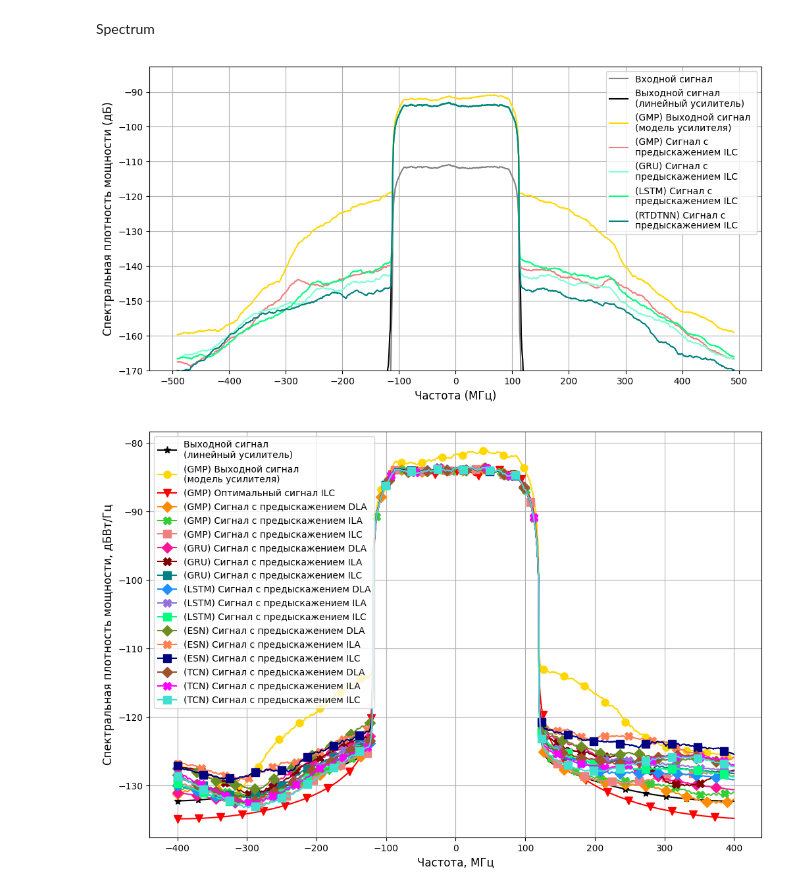
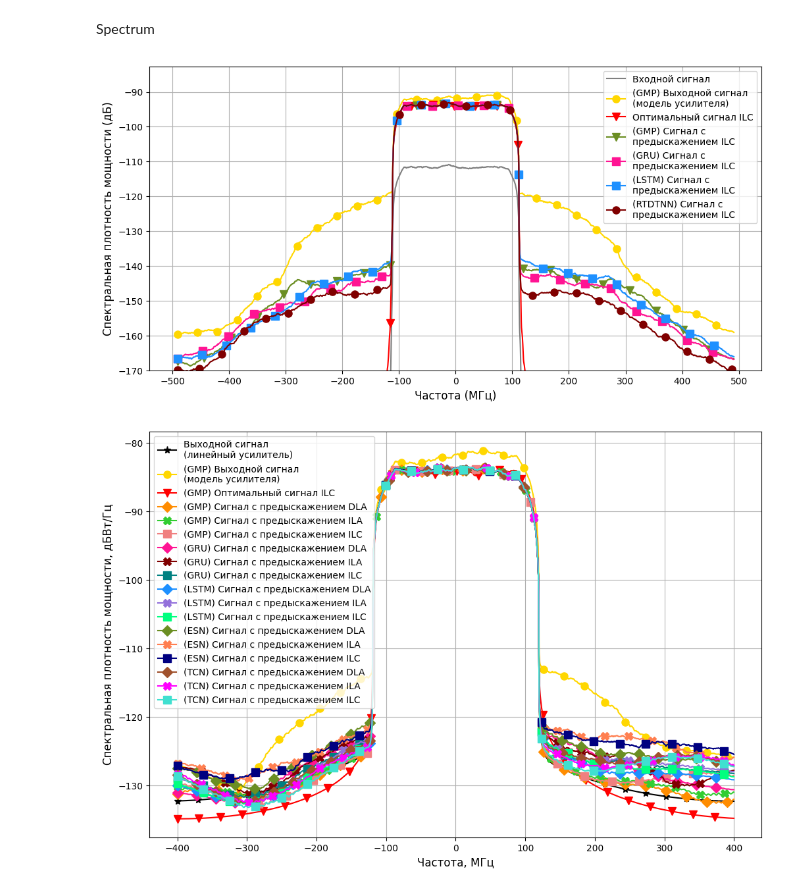
Before and after one commit to pasmornov-m/DPD_Research, a Jupyter notebook: main.ipynb, the cells around one changed output. Cells and saved outputs as stored; diff of their text form; code cells hidden in the pictures.

```diff
--- a/main.ipynb
+++ b/main.ipynb
@@ -24,7 +24,7 @@ container.get_gained_signals()
 acpr_meter = metrics.ACPR(
         sample_rate=container.input_signal_fs,
         main_measurement_bandwidth=container.bw_main_ch,
-        adjacent_channel_offset=[-container.bw_main_ch, container.bw_main_ch],
+        adjacent_channel_offset=[-container.sub_ch, container.sub_ch],
         segment_length=container.nperseg,
         overlap_percentage=60,
         window='blackmanharris',
@@ -158,7 +160,7 @@ Model weights loaded from model_params/ilc_RTDTNN_din12_dmodel20_heads4_dff12_nf
 # %% [markdown]
 GRU
 # %%
-rnn_train_props = {
+gru_train_props = {
     "hidden_size": 36,
     "num_layers": 1,
     "bidirectional": False,
@@ -168,7 +170,7 @@ rnn_train_props = {
 }
 
 gru_pipeline = SimplePipeline(container=container,
-                              train_props=rnn_train_props,
+                              train_props=gru_train_props,
                               base_model=GRU,
                               pa_model=pa_model)
 # %%
@@ -207,17 +209,17 @@ Model weights loaded from model_params/ilc_GRU_hs36_nl1_in2_out2_bi0.pt
 # %% [markdown]
 LSTM
 # %%
-rnn_train_props = {
+lstm_train_props = {
     "hidden_size": 32,
     "num_layers": 1,
     "bidirectional": False,
-    "lr": 0.01,
-    "epochs": 300,
+    "lr": 0.001,
+    "epochs": 400,
     "acpr_meter": acpr_meter
 }
 
 lstm_pipeline = SimplePipeline(container=container,
-                              train_props=rnn_train_props,
+                              train_props=lstm_train_props,
                               base_model=LSTM,
                               pa_model=pa_model)
 # %%
@@ -532,8 +521,8 @@ _, spectrum_y_val_pa = metrics.power_spectrum(y_val_pa, container.input_signal_f
 # _, spectrum_gmp_y_val_dla = metrics.power_spectrum(gmp_y_val_dla, container.input_signal_fs, container.nperseg, window_size)
 # _, spectrum_gmp_y_val_ila = metrics.power_spectrum(gmp_y_val_ila, container.input_signal_fs, container.nperseg, window_size)
 _, spectrum_gmp_y_val_ilc = metrics.power_spectrum(gmp_y_val_ilc, container.input_signal_fs, container.nperseg, window_size)
-# _, spectrum_gmp_u_k = metrics.power_spectrum(gmp_u_k_train, container.input_signal_fs, container.nperseg, window_size)
-# _, spectrum_gmp_u_k_pa = metrics.power_spectrum(gmp_u_k_pa, container.input_signal_fs, container.nperseg, window_size)
+_, spectrum_u_k = metrics.power_spectrum(u_k_train, container.input_signal_fs, container.nperseg, window_size)
+_, spectrum_u_k_pa = metrics.power_spectrum(u_k_pa, container.input_signal_fs, container.nperseg, window_size)
 
 # _, spectrum_gru_y_val_pa = metrics.power_spectrum(gru_y_val_pa, container.input_signal_fs, container.nperseg, window_size)
 # _, spectrum_gru_y_val_dla = metrics.power_spectrum(gru_y_val_dla, container.input_signal_fs, container.nperseg, window_size)
@@ -562,7 +551,6 @@ _, spectrum_lstm_y_val_ilc = metrics.power_spectrum(lstm_y_val_ilc, container.in
 # _, spectrum_rtdtnn_y_val_ila = metrics.power_spectrum(rtdtnn_y_val_ila, container.input_signal_fs, container.nperseg, window_size)
 _, spectrum_rtdtnn_y_val_ilc = metrics.power_spectrum(rtdtnn_y_val_ilc, container.input_signal_fs, container.nperseg, window_size)
 # %%
-
 # построение спектра
 
 xlabel="Частота (МГц)"
@@ -573,48 +561,64 @@ markersize=8
 
 plt.figure(figsize=figsize)
 
-plt.plot(freqs / 1e6, spectrum_y_in, color='grey', label='Входной сигнал')
-plt.plot(freqs / 1e6, spectrum_y_val_target,
-         color='black', label='Выходной сигнал\n(линейный усилитель)')
+plt.plot(freqs / 1e6, spectrum_y_in,
+         color='grey', label='Входной сигнал')
+# plt.plot(freqs / 1e6, spectrum_y_val_target,
+#          color='black', label='Выходной сигнал\n(линейный усилитель)',
+#          marker = '*', markevery=90, markersize=markersize)
 
-plt.plot(freqs / 1e6, spectrum_y_val_pa, color='gold', label='(GMP) Выходной сигнал \n(модель усилителя)')
-# plt.plot(freqs / 1e6, spectrum_gmp_u_k_pa, color='red', label='(GMP) Оптимальный сигнал ILC')
+plt.plot(freqs / 1e6, spectrum_y_val_pa,
+         color='gold', label='(GMP) Выходной сигнал \n(модель усилителя)',
+         marker='o', markevery=90, markersize=markersize)
+plt.plot(freqs / 1e6, spectrum_u_k_pa,
+         color='red', label='Оптимальный сигнал ILC',
+         marker='v', markevery=96, markersize=markersize)
+# plt.plot(freqs / 1e6, spectrum_u_k,
+#          color='magenta', label='Оптимальный сигнал ILC до УМ')
 # plt.plot(freqs / 1e6, spectrum_gmp_y_val_dla, color='darkorange', label='(GMP) Сигнал с предыскажением DLA')
 # plt.plot(freqs / 1e6, spectrum_gmp_y_val_ila, color='limegreen', label='(GMP) Сигнал с предыскажением ILA')
-plt.plot(freqs / 1e6, spectrum_gmp_y_val_ilc, color='lightcoral', label='(GMP) Сигнал с \nпредыскажением ILC')
+plt.plot(freqs / 1e6, spectrum_gmp_y_val_ilc,
+         color='olivedrab', label='(GMP) Сигнал с \nпредыскажением ILC',
+         marker='v', markevery=120, markersize=markersize)
 
 # plt.plot(freqs / 1e6, spectrum_gru_y_val_pa, color='magenta', label='(GMP) Выходной сигнал (модель усилителя)')
 # plt.plot(freqs / 1e6, spectrum_gru_u_k_pa, color='blue', label='(GRU) Оптимальный сигнал ILC')
 # plt.plot(freqs / 1e6, spectrum_gru_y_val_dla, color='deeppink', label='(GRU) Сигнал с предыскажением DLA')
 # plt.plot(freqs / 1e6, spectrum_gru_y_val_ila, color='maroon', label='(GRU) Сигнал с предыскажением ILA')
-plt.plot(freqs / 1e6, spectrum_gru_y_val_ilc, color='aquamarine', label='(GRU) Сигнал с \nпредыскажением ILC')
+plt.plot(freqs / 1e6, spectrum_gru_y_val_ilc,
+         color='deeppink', label='(GRU) Сигнал с \nпредыскажением ILC',
+         marker='s', markevery=115, markersize=markersize)
 
-# plt.plot(freqs / 1e6, spectrum_lstm_y_val_dla, color='dodgerblue', label='(LSTM) Сигнал с предыскажением DLA')
-# plt.plot(freqs / 1e6, spectrum_lstm_y_val_ila, color='mediumpurple', label='(LSTM) Сигнал с предыскажением ILA')
-plt.plot(freqs / 1e6, spectrum_lstm_y_val_ilc, color='springgreen', label='(LSTM) Сигнал с \nпредыскажением ILC')
+# plt.plot(freqs / 1e6, spectrum_lstm_y_val_dla, color='mediumpurple', label='(LSTM) Сигнал с предыскажением DLA')
+# plt.plot(freqs / 1e6, spectrum_lstm_y_val_ila, color='springgreen', label='(LSTM) Сигнал с предыскажением ILA')
+plt.plot(freqs / 1e6, spectrum_lstm_y_val_ilc,
+         color='dodgerblue', label='(LSTM) Сигнал с \nпредыскажением ILC',
+         marker='s', markevery=110, markersize=markersize)
 
 # plt.plot(freqs / 1e6, spectrum_esn_y_val_dla, color='olivedrab', label='(ESN) Сигнал с предыскажением DLA')
 # plt.plot(freqs / 1e6, spectrum_esn_y_val_ila, color='coral', label='(ESN) Сигнал с предыскажением ILA')
 # plt.plot(freqs / 1e6, spectrum_esn_y_val_ilc, color='navy', label='(ESN) Сигнал с предыскажением ILC')
 
 # plt.plot(freqs / 1e6, spectrum_tcn_y_val_dla, color='sienna', label='(TCN) Сигнал с предыскажением DLA')
 # plt.plot(freqs / 1e6, spectrum_tcn_y_val_ila, color='fuchsia', label='(TCN) Сигнал с предыскажением ILA')
 # plt.plot(freqs / 1e6, spectrum_tcn_y_val_ilc, color='turquoise', label='(TCN) Сигнал с предыскажением ILC')
 
 # plt.plot(freqs / 1e6, spectrum_densenet_y_val_dla, color='brown', label='(DENSENET) Сигнал с предыскажением DLA')
 # plt.plot(freqs / 1e6, spectrum_densenet_y_val_ila, color='hotpink', label='(DENSENET) Сигнал с предыскажением ILA')
 # plt.plot(freqs / 1e6, spectrum_densenet_y_val_ilc, color='teal', label='(DENSENET) Сигнал с предыскажением ILC')
 
-# plt.plot(freqs / 1e6, spectrum_rtdtnn_y_val_dla, color='brown', label='(RTDTNN) Сигнал с предыскажением DLA')
-# plt.plot(freqs / 1e6, spectrum_rtdtnn_y_val_ila, color='hotpink', label='(RTDTNN) Сигнал с предыскажением ILA')
-plt.plot(freqs / 1e6, spectrum_rtdtnn_y_val_ilc, color='teal', label='(RTDTNN) Сигнал с \nпредыскажением ILC')
+# plt.plot(freqs / 1e6, spectrum_rtdtnn_y_val_dla, color='hotpink', label='(RTDTNN) Сигнал с предыскажением DLA')
+# plt.plot(freqs / 1e6, spectrum_rtdtnn_y_val_ila, color='brown', label='(RTDTNN) Сигнал с предыскажением ILA')
+plt.plot(freqs / 1e6, spectrum_rtdtnn_y_val_ilc,
+         color='maroon', label='(RTDTNN) Сигнал с \nпредыскажением ILC',
+         marker='o', markevery=100, markersize=markersize)
 
 plt.xlabel(xlabel, fontsize=fontsize)
 plt.ylabel(ylabel, fontsize=fontsize)
 plt.legend()
 plt.ylim(bottom=-170)
 plt.xticks(np.arange(-500, 600, 100))
 plt.grid()
 plt.show()
 # %% [output]
-[figure, old version]
+[figure, new version]
```
Also changed, not shown: parts of 10 cells of this notebook, 14 other files.
